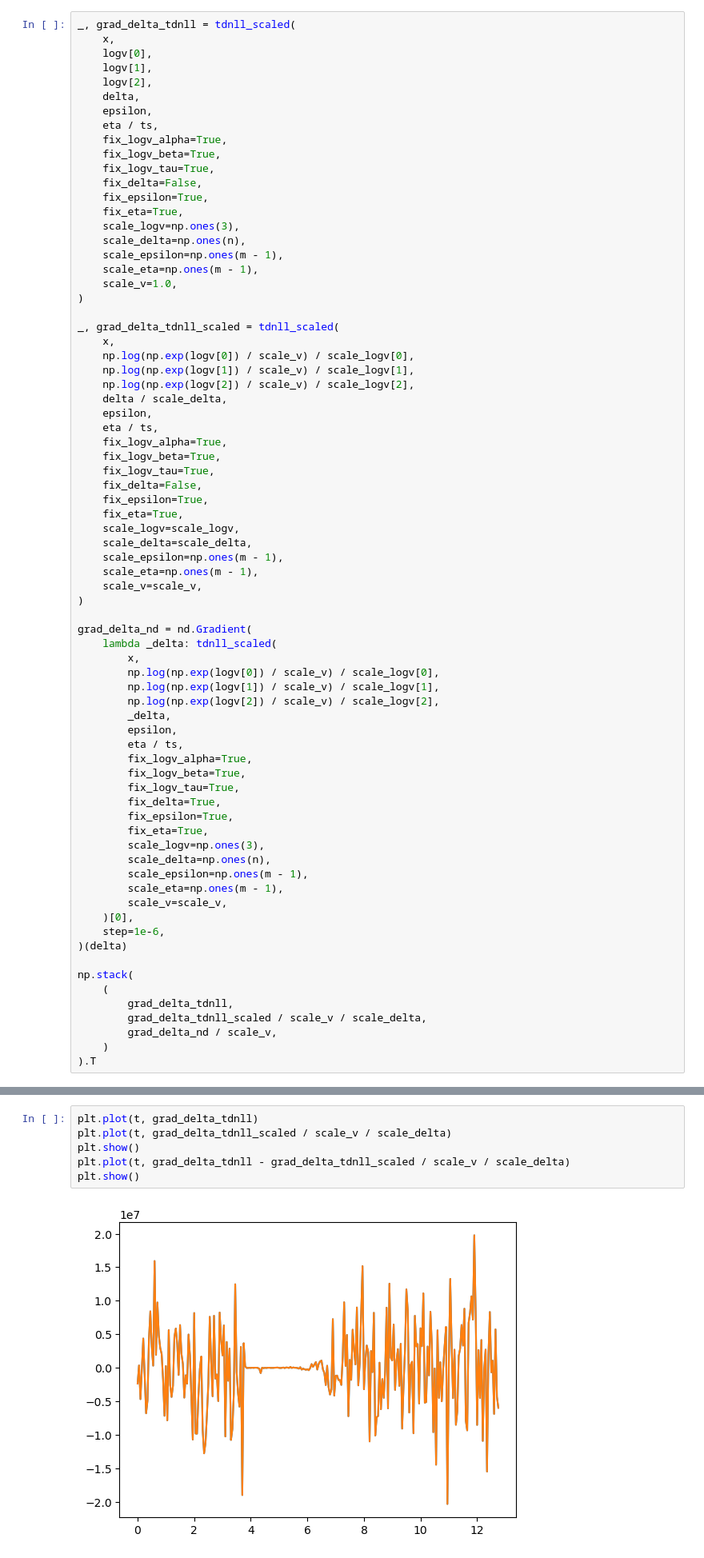
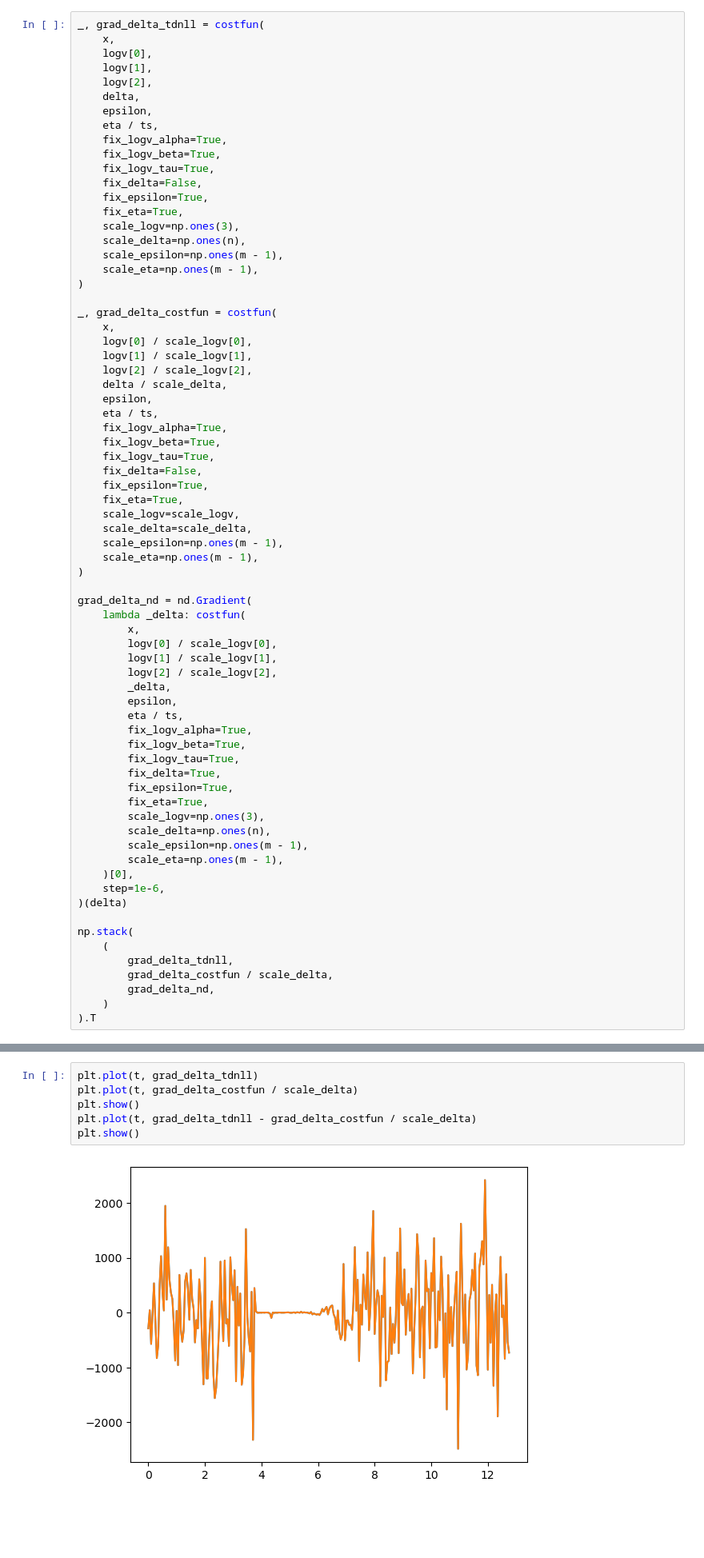
Before and after one commit to dodge-research-group/thztools, a Jupyter notebook: examples/tdnll-scaled-dev.ipynb, the cells around one changed output, grey strips where cells are left out. Shown at 80% size. Cells and saved outputs as stored; diff of their text form; blank space fills up the shorter version.

```diff
--- a/examples/tdnll-scaled-dev.ipynb
+++ b/examples/tdnll-scaled-dev.ipynb
@@ -45,7 +44,7 @@ scale_v = 1.0e-4
 # %% [markdown]
 ## Check gradient
 # %%
-_, grad_delta_tdnll = tdnll_scaled(
+_, grad_delta_tdnll = costfun(
     x,
     logv[0],
     logv[1],
@@ -63,14 +62,13 @@ _, grad_delta_tdnll = tdnll_scaled(
     scale_delta=np.ones(n),
     scale_epsilon=np.ones(m - 1),
     scale_eta=np.ones(m - 1),
-    scale_v=1.0,
 )
 
-_, grad_delta_tdnll_scaled = tdnll_scaled(
+_, grad_delta_costfun = costfun(
     x,
-    np.log(np.exp(logv[0]) / scale_v) / scale_logv[0],
-    np.log(np.exp(logv[1]) / scale_v) / scale_logv[1],
-    np.log(np.exp(logv[2]) / scale_v) / scale_logv[2],
+    logv[0] / scale_logv[0],
+    logv[1] / scale_logv[1],
+    logv[2] / scale_logv[2],
     delta / scale_delta,
     epsilon,
     eta / ts,
@@ -84,15 +82,14 @@ _, grad_delta_tdnll_scaled = tdnll_scaled(
     scale_delta=scale_delta,
     scale_epsilon=np.ones(m - 1),
     scale_eta=np.ones(m - 1),
-    scale_v=scale_v,
 )
 
 grad_delta_nd = nd.Gradient(
-    lambda _delta: tdnll_scaled(
+    lambda _delta: costfun(
         x,
-        np.log(np.exp(logv[0]) / scale_v) / scale_logv[0],
-        np.log(np.exp(logv[1]) / scale_v) / scale_logv[1],
-        np.log(np.exp(logv[2]) / scale_v) / scale_logv[2],
+        logv[0] / scale_logv[0],
+        logv[1] / scale_logv[1],
+        logv[2] / scale_logv[2],
         _delta,
         epsilon,
         eta / ts,
@@ -106,7 +103,6 @@ grad_delta_nd = nd.Gradient(
         scale_delta=np.ones(n),
         scale_epsilon=np.ones(m - 1),
         scale_eta=np.ones(m - 1),
-        scale_v=scale_v,
     )[0],
     step=1e-6,
 )(delta)
@@ -114,8 +110,8 @@ grad_delta_nd = nd.Gradient(
 np.stack(
     (
         grad_delta_tdnll,
-        grad_delta_tdnll_scaled / scale_v / scale_delta,
-        grad_delta_nd / scale_v,
+        grad_delta_costfun / scale_delta,
+        grad_delta_nd,
     )
 ).T
 # %% [output]
@@ -139,8 +135,8 @@ array([[-2.35871811e+06, -2.35871811e+06, -2.35871493e+06],
 # %%
 plt.plot(t, grad_delta_tdnll)
-plt.plot(t, grad_delta_tdnll_scaled / scale_v / scale_delta)
+plt.plot(t, grad_delta_costfun / scale_delta)
 plt.show()
-plt.plot(t, grad_delta_tdnll - grad_delta_tdnll_scaled / scale_v / scale_delta)
+plt.plot(t, grad_delta_tdnll - grad_delta_costfun / scale_delta)
 plt.show()
 # %% [output]
-[figure, old version]
+[figure, new version]
```
Also changed, not shown: parts of 15 cells of this notebook, 2 other files.
